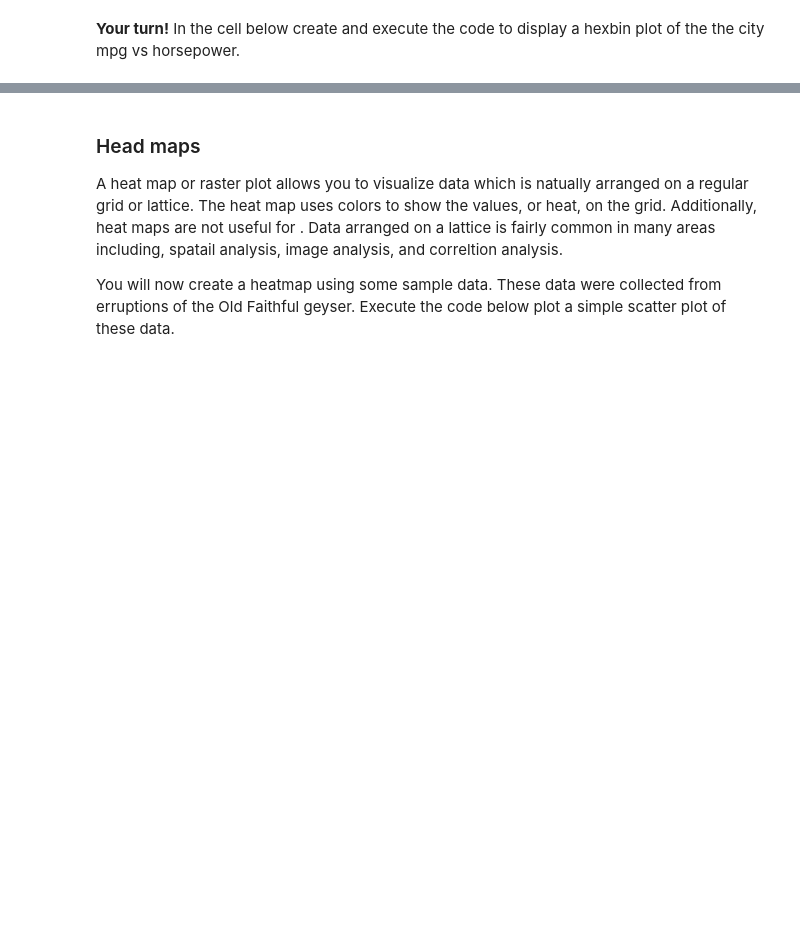
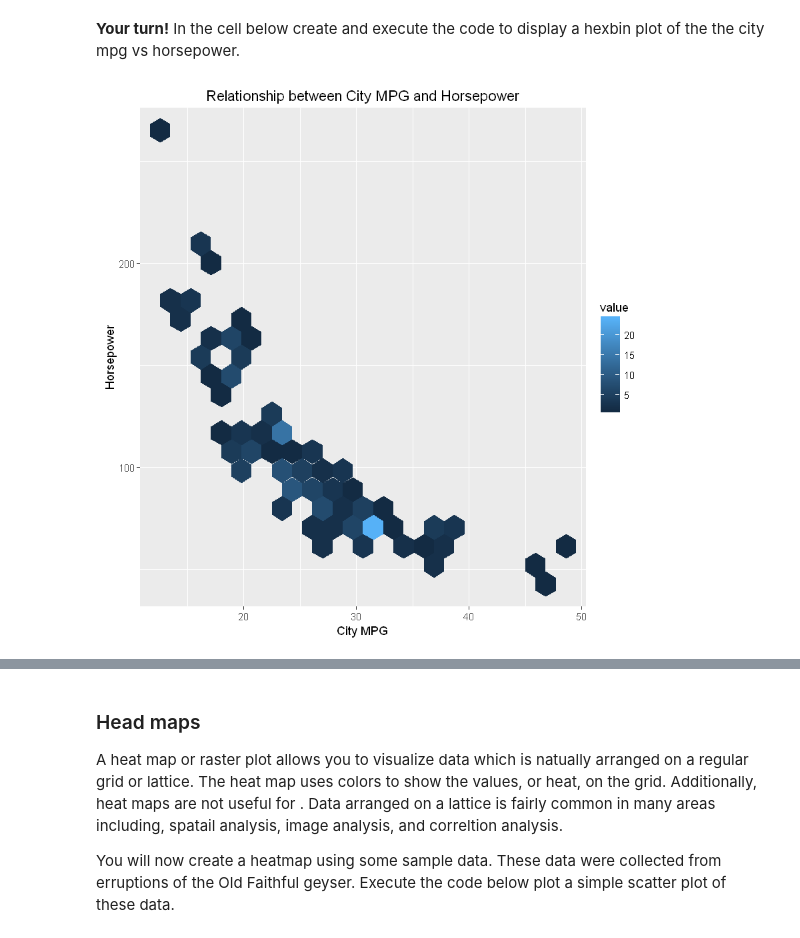
Before and after one commit to StephenElston/DataScience350, a Jupyter notebook: Lecture1/DataExporation.ipynb, the cells around one changed output, grey strips where cells are left out. Saved outputs shown, nothing was run; the diff lists cells and outputs as text; code cells hidden in the pictures; blank space fills up the shorter version.

```diff
--- a/Lecture1/DataExporation.ipynb
+++ b/Lecture1/DataExporation.ipynb
@@ -521,3 +527,10 @@ Examine this plot noticing the following:
 - Some outliers are clearly visible in the lower right and upper left. Some of these cells contain only one data point.
 # %% [markdown]
 **Your turn!** In the cell below create and execute the code to display a hexbin plot of the the city mpg vs horsepower.
+# %%
+ggplot(auto.price, aes(city.mpg, horsepower)) +
+    stat_binhex(bins = 20) +
+    xlab('City MPG') + ylab('Horsepower') +
+    ggtitle('Relationship between City MPG and Horsepower')
+# %% [output]
+[figure, added]
```
Also changed, not shown: parts of 6 cells of this notebook, 1 other file.
